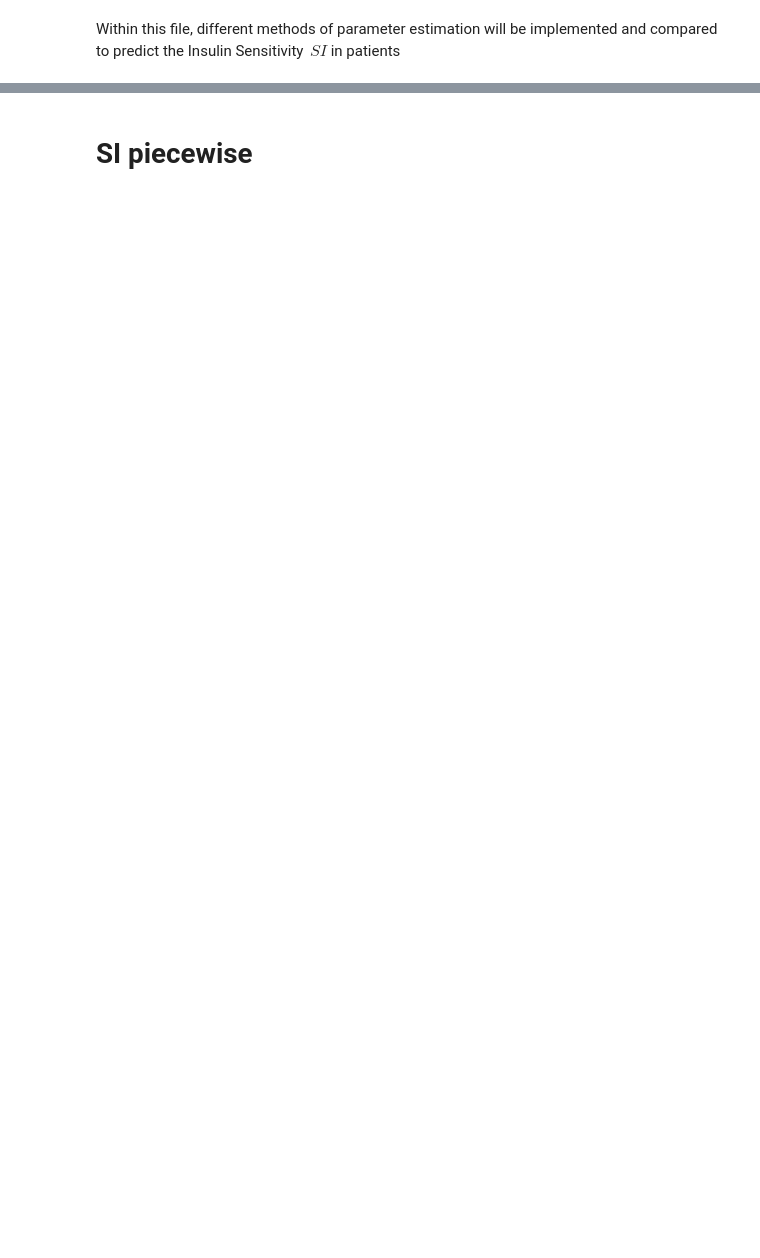
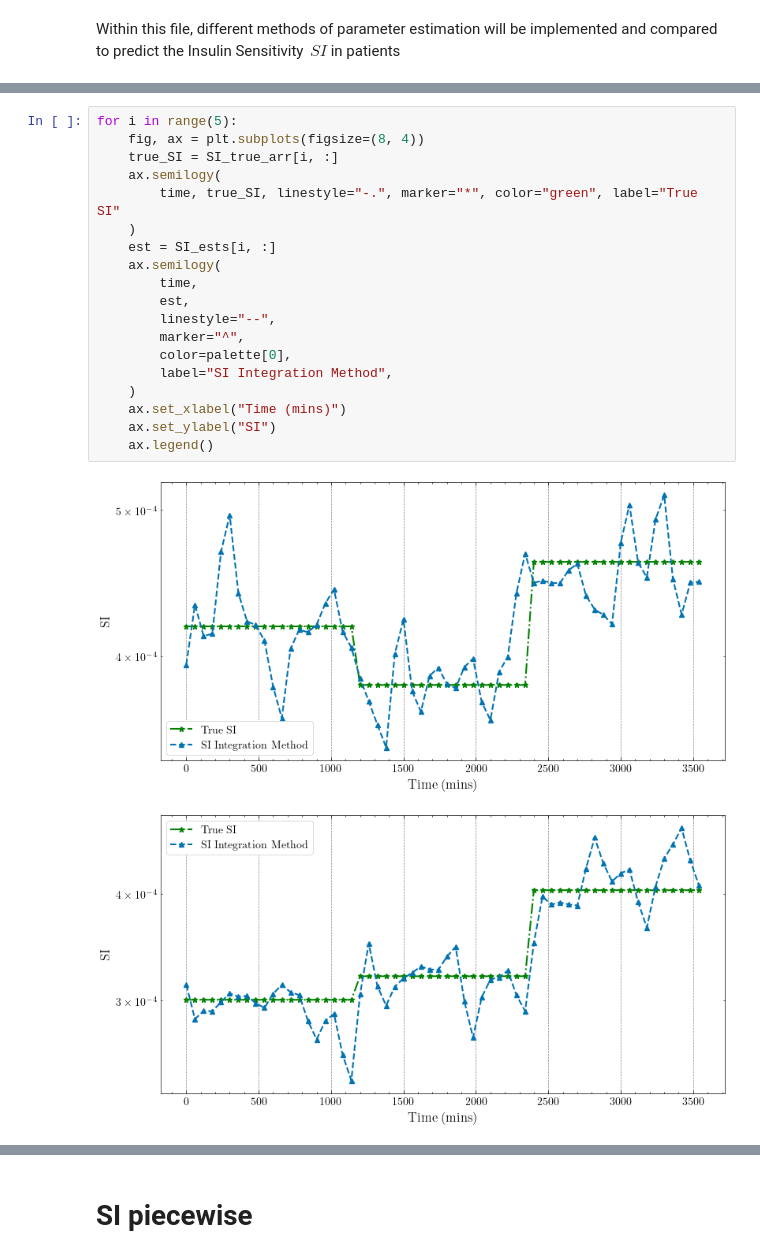
Before and after one commit to mlmulv/Thesis-Code, a Jupyter notebook: notebooks/04_Parameter_Estimation.ipynb, the cells around one changed output, grey strips where cells are left out. Saved outputs shown, nothing was run; the diff lists cells and outputs as text; blank space fills up the shorter version.

```diff
--- a/notebooks/04_Parameter_Estimation.ipynb
+++ b/notebooks/04_Parameter_Estimation.ipynb
@@ -39,3 +85,25 @@ except Exception:
     print("Run 04_Parameter_estimation_integral_vary.py")
 # %% [output]
 Loaded variables
+# %%
+for i in range(5):
+    fig, ax = plt.subplots(figsize=(8, 4))
+    true_SI = SI_true_arr[i, :]
+    ax.semilogy(
+        time, true_SI, linestyle="-.", marker="*", color="green", label="True SI"
+    )
+    est = SI_ests[i, :]
+    ax.semilogy(
+        time,
+        est,
+        linestyle="--",
+        marker="^",
+        color=palette[0],
+        label="SI Integration Method",
+    )
+    ax.set_xlabel("Time (mins)")
+    ax.set_ylabel("SI")
+    ax.legend()
+# %% [output]
+[figure, added]
+[figure, added]
```
Also changed, not shown: parts of 16 cells of this notebook, 3 other files.
